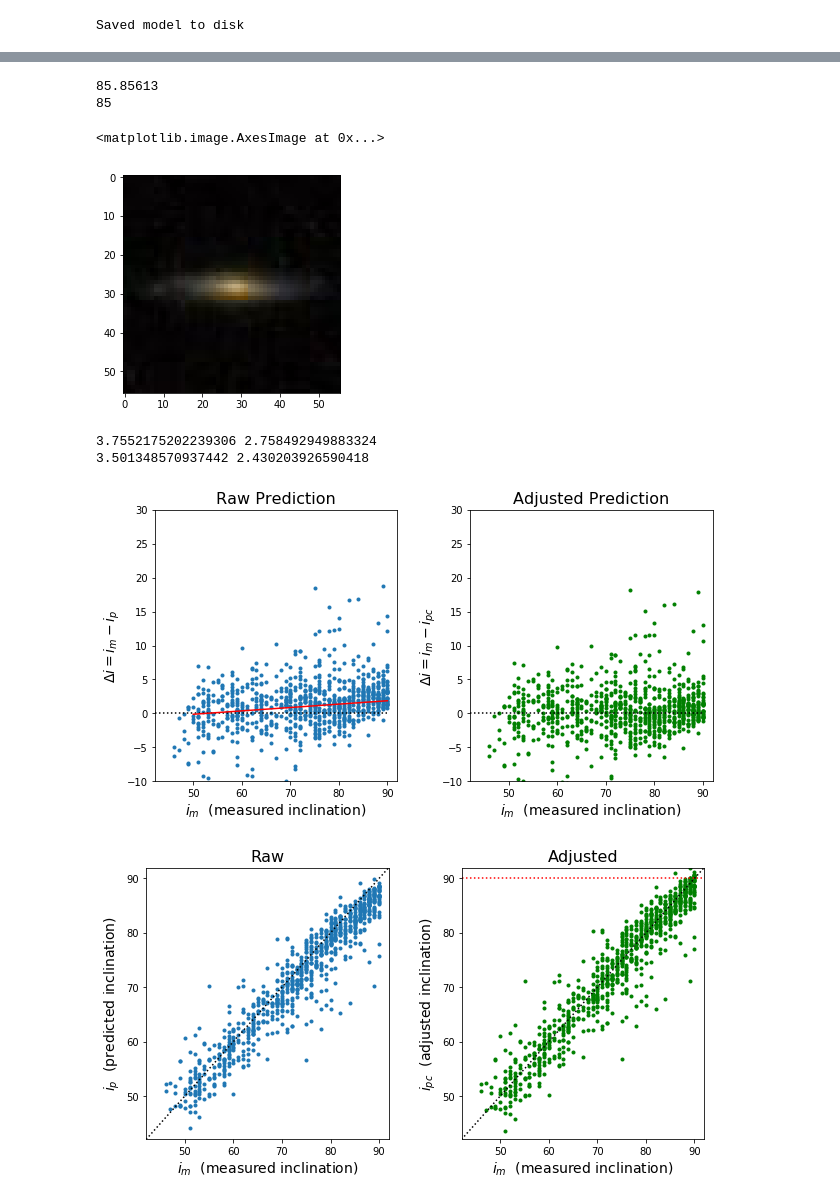
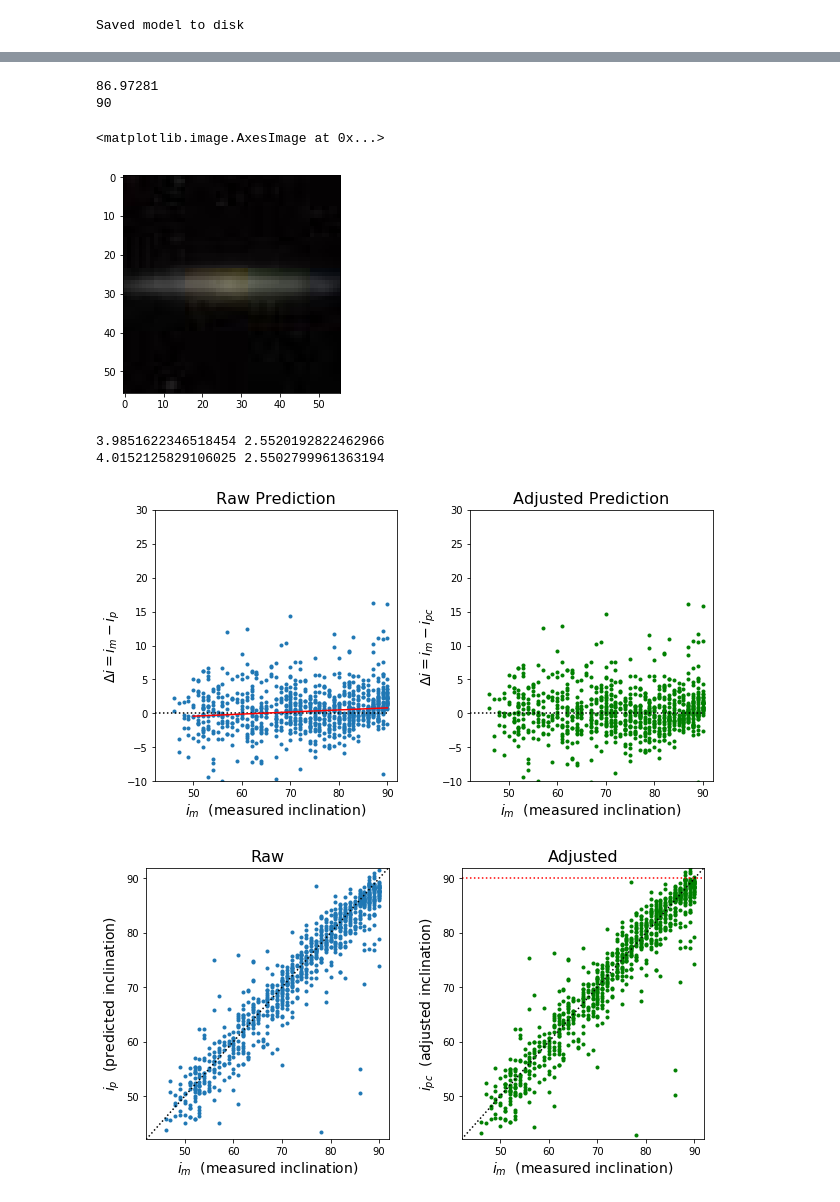
Before and after one commit to ekourkchi/incNET-data, a Jupyter notebook: CNN_inc_CGG6_regr.ipynb, the cells around one changed output, grey strips where cells are left out. Drawn from its saved outputs; the diff is of its cells as text; code cells hidden in the pictures.

```diff
--- a/CNN_inc_CGG6_regr.ipynb
+++ b/CNN_inc_CGG6_regr.ipynb
@@ -163,15 +163,15 @@ def vgg6(input_shape=(56, 56, 3)):
     model.add(tf.keras.layers.Conv2D(32, (3, 3), activation='relu', name='conv4'))
     model.add(tf.keras.layers.BatchNormalization(axis = 3, name = 'bn_2'))
     model.add(tf.keras.layers.MaxPooling2D(pool_size=(4, 4)))
-    model.add(tf.keras.layers.Dropout(0.20))
+    model.add(tf.keras.layers.Dropout(0.1))
 
     model.add(tf.keras.layers.Flatten())
 
     model.add(tf.keras.layers.Dense(256, activation='relu', name='fc_1'))
-    model.add(tf.keras.layers.Dropout(0.20))
+    model.add(tf.keras.layers.Dropout(0.25))
 
     model.add(tf.keras.layers.Dense(128, activation='relu', name='fc_2'))
-    model.add(tf.keras.layers.Dropout(0.20))
+    model.add(tf.keras.layers.Dropout(0.25))
 
     # model.add(tf.keras.layers.Dense(56, activation='relu', name='fc_3'))
     # model.add(tf.keras.layers.Dropout(0.10))
@@ -265,13 +258,13 @@ images_test.shape
 # %%
-i = 15
+i = 83
 print inc_p[i]
 print inc_m[i]
 plt.imshow(images_test[i])
 # %% [output]
-85.85613
-85
+86.97281
+90
 <matplotlib.image.AxesImage at 0x...>
-[figure, old version]
+[figure, new version]
 # %%
 fig, ax = plt.subplots(nrows=1,ncols=2, figsize=(10,5))
 
@@ -307,9 +300,9 @@ ax[1].set_ylabel(r'$\Delta i = i_m-i_{pc}$', fontsize=14)
 
 plt.subplots_adjust( wspace=0.3)
 # %% [output]
-3.7552175202239306 2.758492949883324
-3.501348570937442 2.430203926590418
+3.9851622346518454 2.5520192822462966
+4.0152125829106025 2.5502799961363194
-[figure, old version]
+[figure, new version]
 # %%
 fig, ax = plt.subplots(nrows=1,ncols=2, figsize=(10,5))
 
@@ -332,7 +325,7 @@ ax[1].set_ylabel(r'$i_{pc}$'+'  (adjusted inclination)', fontsize=14)
 
 plt.subplots_adjust( wspace=0.3)
 # %% [output]
-[figure, old version]
+[figure, new version]
 # %%
 inc_p = vgg_model.predict(images_cvl)
 inc_m = lables_cvl
```
Also changed, not shown: parts of 11 cells of this notebook.
